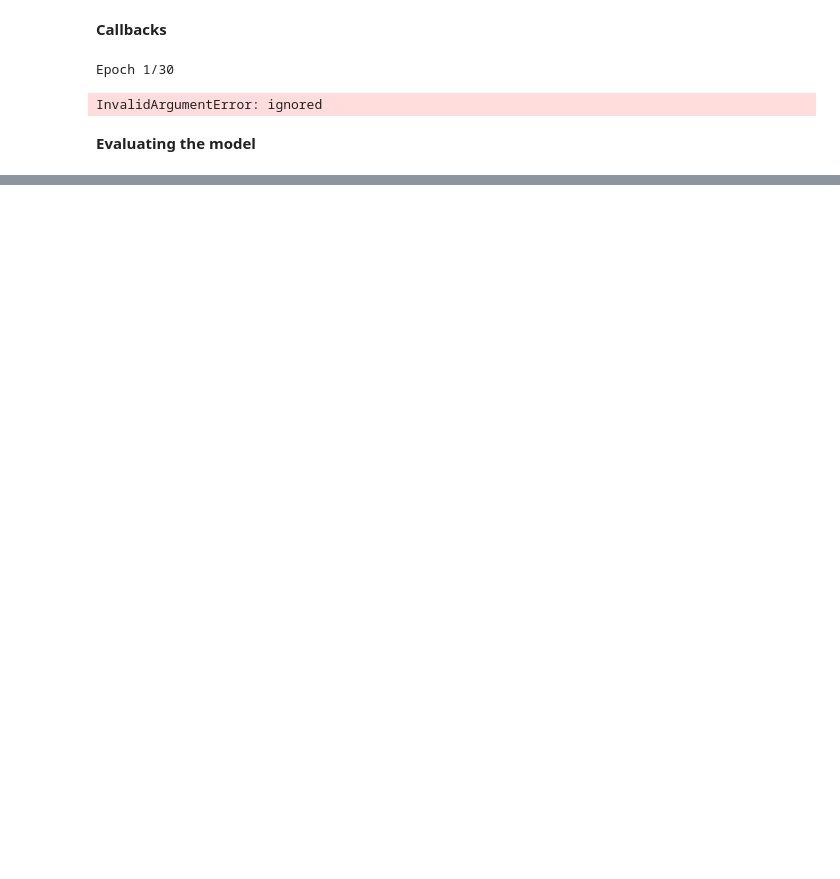
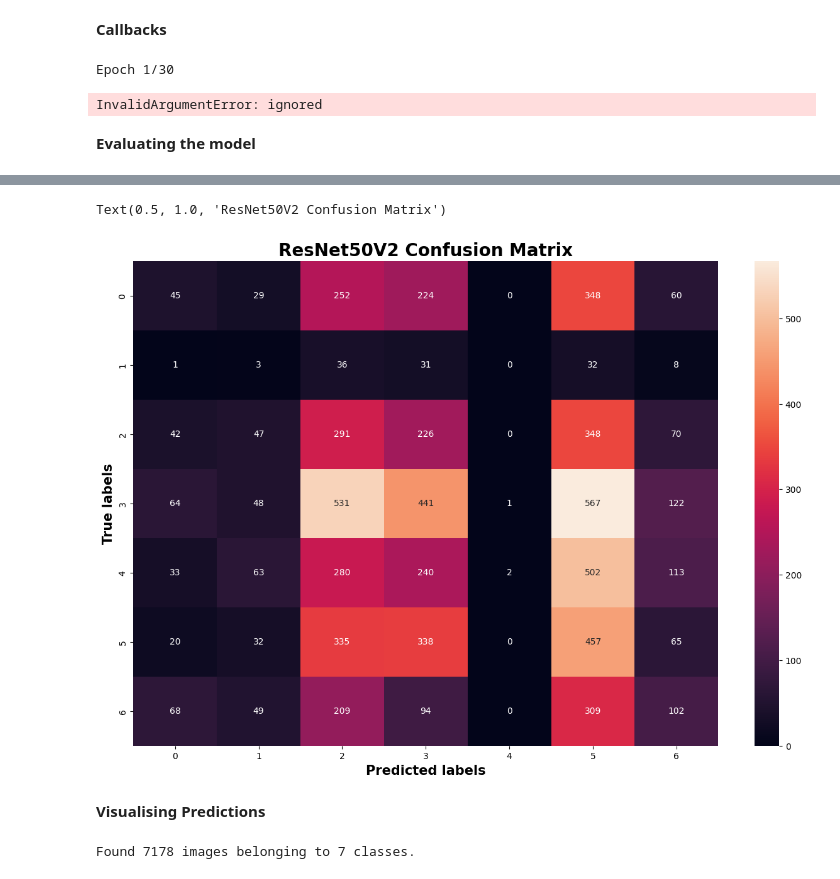
Before and after one commit to peiris830/emo-book-free-thinkers, a Jupyter notebook: EmoBook_Facial_Recognition.ipynb, the cells around one changed output, grey strips where cells are left out. Drawn from its saved outputs; the diff is of its cells as text; code cells hidden in the pictures; blank space fills up the shorter version.

Commit message:
updated to give predictions for test images

```diff
--- a/EmoBook_Facial_Recognition.ipynb
+++ b/EmoBook_Facial_Recognition.ipynb
@@ -274,0 +285,39 @@ ResNet50V2_Predictions = np.argmax(ResNet50V2_Predictions, axis=1)
+# %%
+fig , ax= plt.subplots(figsize=(15,10))
+
+cm=confusion_matrix(test_data.labels, ResNet50V2_Predictions)
+
+sns.heatmap(cm, annot=True, fmt='g', ax=ax)
+
+ax.set_xlabel('Predicted labels',fontsize=15, fontweight='bold')
+ax.set_ylabel('True labels', fontsize=15, fontweight='bold')
+ax.set_title('ResNet50V2 Confusion Matrix', fontsize=20, fontweight='bold')
+# %% [output]
+Text(0.5, 1.0, 'ResNet50V2 Confusion Matrix')
+[figure, added]
+# %% [markdown]
+**Visualising Predictions**
+# %%
+Emotion_Classes = ['Angry',
+                  'Disgust',
+                  'Fear',
+                  'Happy',
+                  'Neutral',
+                  'Sad',
+                  'Surprise']
+
+# Shuffling Test Data to show diffrent classes
+test_preprocessor = ImageDataGenerator(
+        rescale = 1 / 255.,
+    )
+
+test_generator = test_preprocessor.flow_from_directory(
+    test_data_path,
+    class_mode="categorical",
+    target_size=(img_shape,img_shape),
+    color_mode="rgb",
+    shuffle=True,
+    batch_size=batch_size,
+)
+# %% [output]
+Found 7178 images belonging to 7 classes.
```
Also changed, not shown: parts of 9 cells of this notebook.
